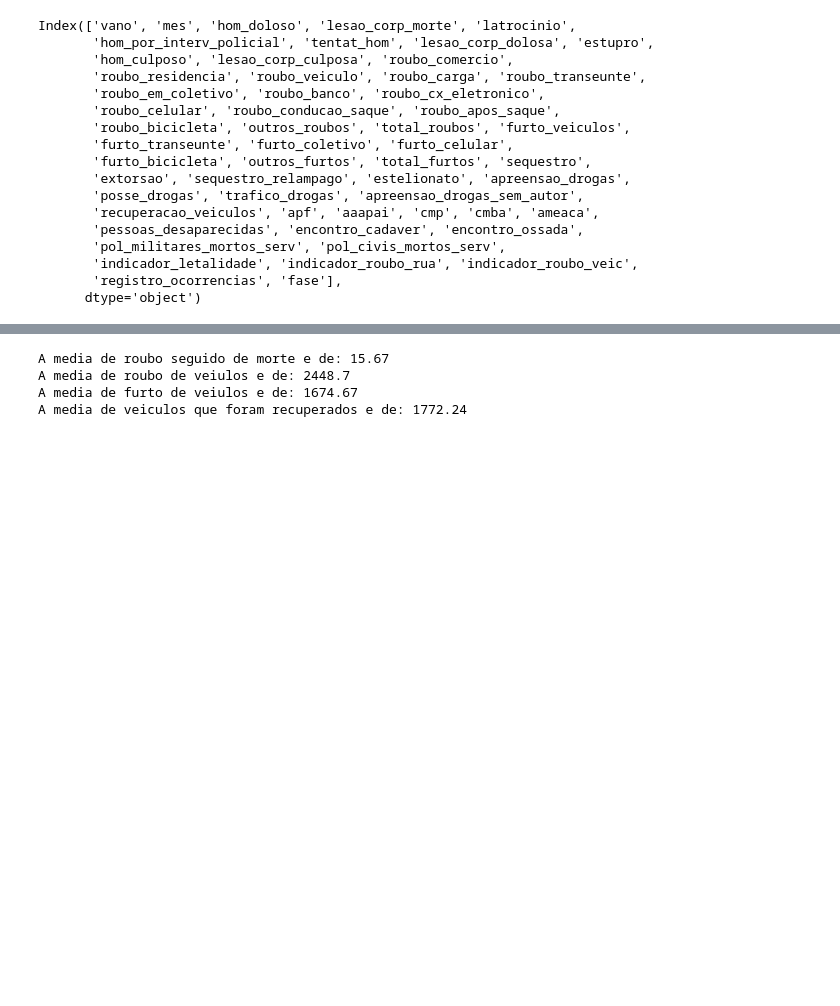
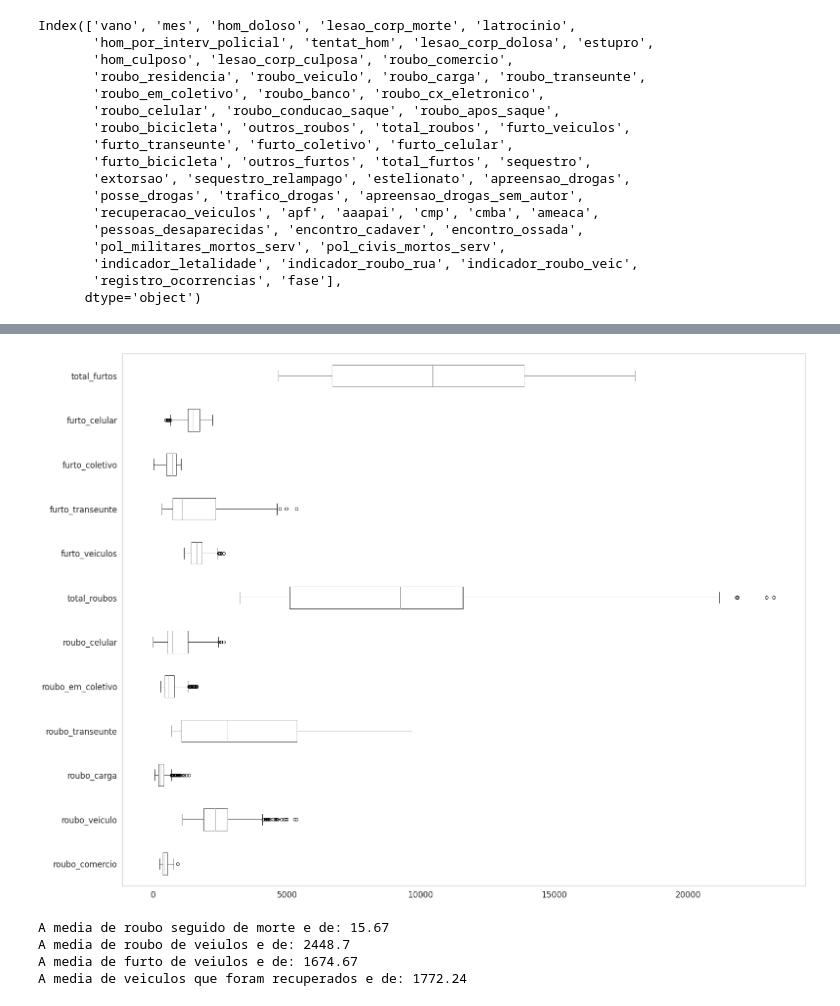
Before and after one commit to LuccaMello7/AnaliseCriminalidadeEstadoDoRJ, a Jupyter notebook: RioAnalysis.ipynb, the cells around one changed output, grey strips where cells are left out. Drawn from its saved outputs; the diff is of its cells as text; code cells hidden in the pictures; blank space fills up the shorter version.

```diff
--- a/RioAnalysis.ipynb
+++ b/RioAnalysis.ipynb
@@ -141,6 +140,17 @@ df.describe()
 #Analise de Roubo e Furtos a Veiculos
 
 <img alt="Roubo e Furto Carros" width="70%"  src="https://cdn.salaodocarro.com.br/_upload/content/2017/06/01/roubo-carros-aumenta-50-rio-janeiro_album.jpg">
+# %%
+#Plotando a checagem de Outliers para as variaveis mais significativas para a nossa analise.
+fig, ax = plt.subplots(figsize=(25,20))
+df.boxplot(column=['roubo_comercio', 'roubo_veiculo', 'roubo_carga', 'roubo_transeunte',
+       'roubo_em_coletivo', 'roubo_celular',
+       'total_roubos', 'furto_veiculos',
+       'furto_transeunte', 'furto_coletivo', 'furto_celular',
+        'total_furtos'],grid=False, vert=False, ax=ax)
+plt.show()
+# %% [output]
+[figure, added]
 # %%
 print('A media de roubo seguido de morte e de:' ,round(df.latrocinio.mean(),2))
 print('A media de roubo de veiulos e de:' ,round(df.roubo_veiculo.mean(),2))
```
Also changed, not shown: parts of 12 cells of this notebook.
